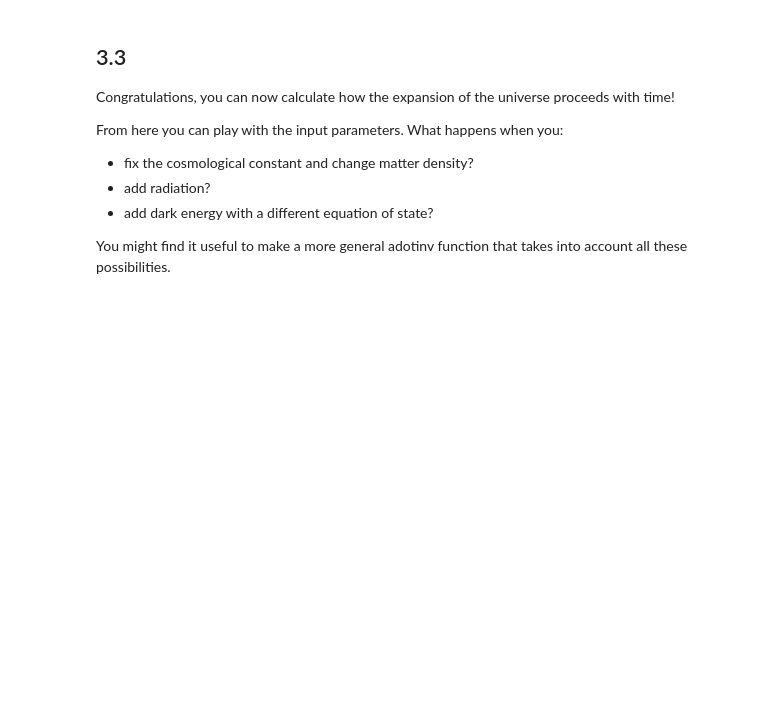
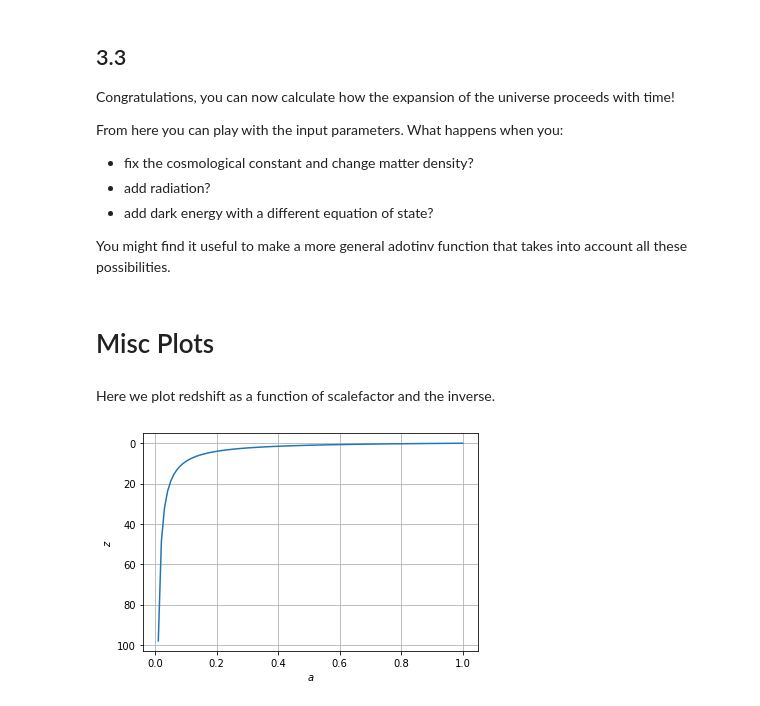
Before and after one commit to Eldred777/Cosmological_Project, a Jupyter notebook: CosmologyIntroduction/Ciaran_intro.ipynb, the cells around one changed output. Saved outputs shown, nothing was run; the diff lists cells and outputs as text; code cells hidden in the pictures; blank space fills up the shorter version.

Commit message:
Add some plots
Again, you will need to run these notebooks in order to get these figure

```diff
--- a/CosmologyIntroduction/Ciaran_intro.ipynb
+++ b/CosmologyIntroduction/Ciaran_intro.ipynb
@@ -13,6 +13,11 @@ cd = os.path.dirname(os.path.abspath('./'))
 print(cd)  # check correct path
 # %% [output]
 c:\University\PHYS3080\Project_Cosmological-Project
+# %%
+def saveFigure(fig, filename):
+    # handy function
+    fig.savefig(f"{cd}/CosmologyIntroduction/plots/{filename}.png")
+    fig.savefig(f"{cd}/CosmologyIntroduction/plots/{filename}.png")
 # %% [markdown]
 # Section 1.
 # %%
@@ -439,3 +441,20 @@ def adotinv(a, om, ol, orad) -> float:
     ok = 1 - om - ol - orad
     adot = a * sqrt(orad / a**4 + om / a**3 + ok / a**2 + ol)
     return 1.0/adot
+# %% [markdown]
+# Misc Plots
+# %% [markdown]
+Here we plot redshift as a function of scalefactor and the inverse.
+# %%
+a_arr = np.linspace(0, 1, 100)[1:]
+z_arr = 1 / a_arr - 1
+
+fig, ax = plt.subplots()
+ax.plot(a_arr, z_arr)
+ax.set_xlabel("$a$")
+ax.set_ylabel("$z$")
+ax.invert_yaxis()
+ax.grid()
+saveFigure(fig, "C_redshift_of_scalefactor")
+# %% [output]
+[figure, added]
```
Also changed, not shown: parts of 7 cells of this notebook, 3 other files.
